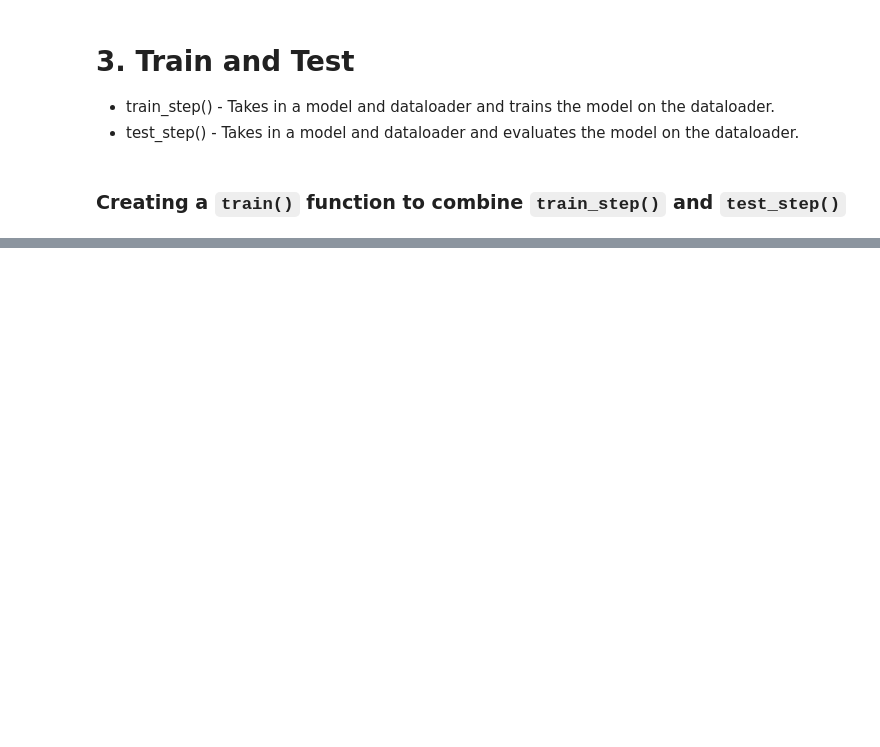
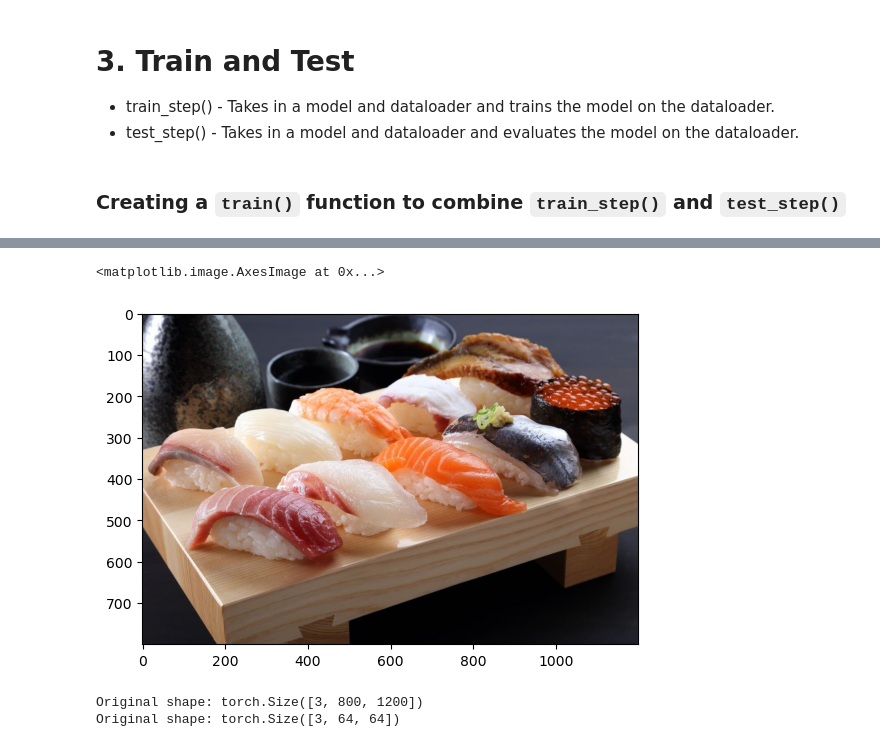
Before and after one commit to Hamid-Manouchehri/ML_DL_PyTorch, a Jupyter notebook: notebooks/custom_dataset.ipynb, the cells around one changed output, grey strips where cells are left out. Saved outputs shown, nothing was run; the diff lists cells and outputs as text; code cells hidden in the pictures; blank space fills up the shorter version.

```diff
--- a/notebooks/custom_dataset.ipynb
+++ b/notebooks/custom_dataset.ipynb
@@ -891,0 +1143,7 @@ UnboundLocalError: local variable 'train_loss' referenced before assignment
+# %%
+custom_image_path = data_path / "custom_dataset/eye_catch_sushi.jpg"
+custom_image_uint8 = torchvision.io.read_image(str(custom_image_path))
+
+print(custom_image_uint8)
+print(custom_image_uint8.shape)
+print(custom_image_uint8.dtype)
@@ -891,0 +1168,15 @@ UnboundLocalError: local variable 'train_loss' referenced before assignment
+# %%
+plt.imshow(custom_image_uint8.permute(1, 2, 0))
+# %% [output]
+<matplotlib.image.AxesImage at 0x...>
+[figure, added]
+# %%
+# Create transform pipeline to resize image
+custom_image_transform = transforms.Compose([transforms.Resize(size=(64, 64))])
+custom_image_transformed = custom_image_transform(custom_image_uint8)
+
+print(f"Original shape: {custom_image_uint8.shape}")
+print(f"Original shape: {custom_image_transformed.shape}")
+# %% [output]
+Original shape: torch.Size([3, 800, 1200])
+Original shape: torch.Size([3, 64, 64])
```
Also changed, not shown: parts of 42 cells of this notebook, 5 other files.
